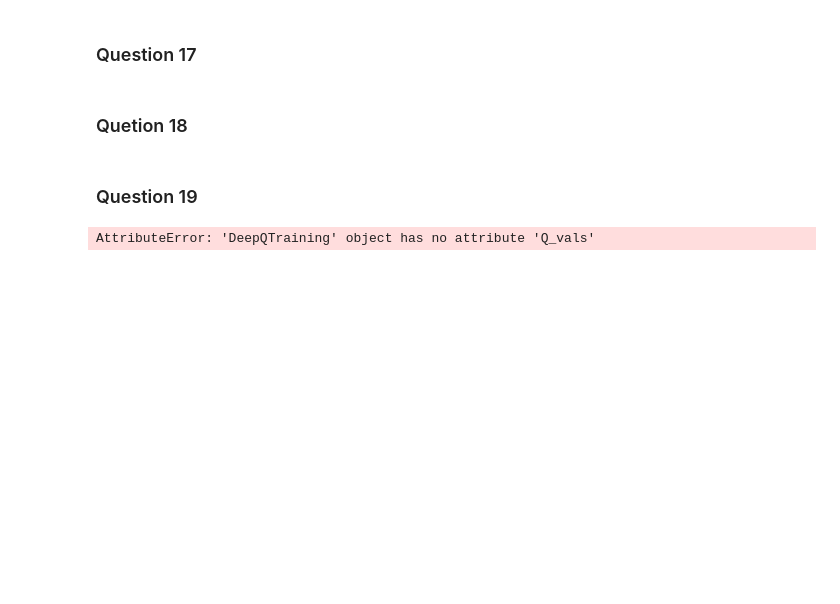
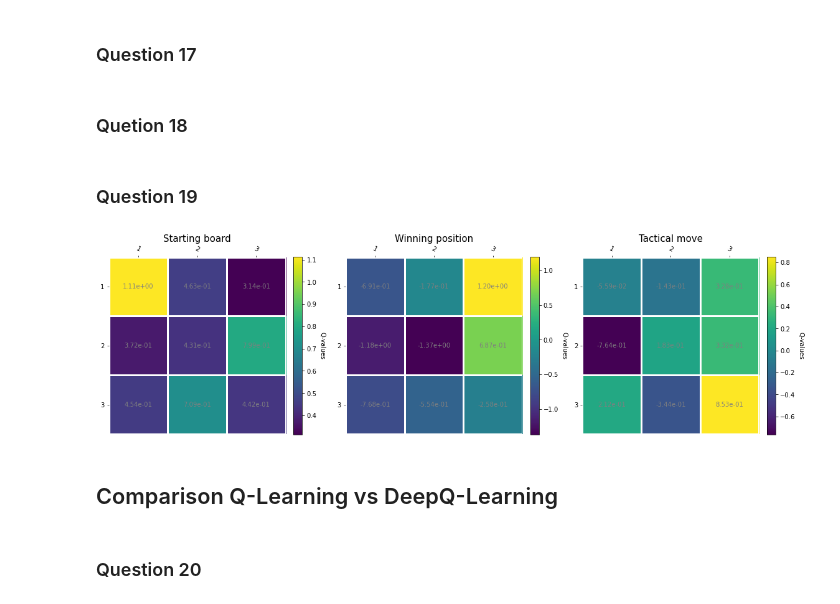
Before and after one commit to Ingloryon/ANN2022_TicTacToe, a Jupyter notebook: DeepQLearning.ipynb, the cells around one changed output. Saved outputs shown, nothing was run; the diff lists cells and outputs as text; code cells hidden in the pictures; blank space fills up the shorter version.

```diff
--- a/DeepQLearning.ipynb
+++ b/DeepQLearning.ipynb
@@ -178,8 +183,15 @@ training_heat = DeepQTraining()
 training_heat.train(lambda ep: max(epsilon_min, epsilon_max*(1-ep/n_star)), 0.5, run_test=False, self_training=True)
 # %%
 grids = [
-    np.array([[]])
+    np.zeros((3,3)),
+    np.array([[1,1,0],[-1,-1,0],[0,0,0]]),
+    np.array([[1,0,0],[-1,0,1],[0,-1,0]]),
 ]
-plot_game_heatmaps_deep_qlearning(states, training_heat.agent1,,["X","O","X"], titles)
+
+plot_game_heatmaps_deep_qlearning(states, training_heat.agent1,grids,["X","O","X"], titles)
 # %% [output]
-AttributeError: 'DeepQTraining' object has no attribute 'Q_vals'
+[figure, added]
+# %% [markdown]
+## Comparison Q-Learning vs DeepQ-Learning
+# %% [markdown]
+### Question 20
```
Also changed, not shown: parts of 12 cells of this notebook, 1 other file.
